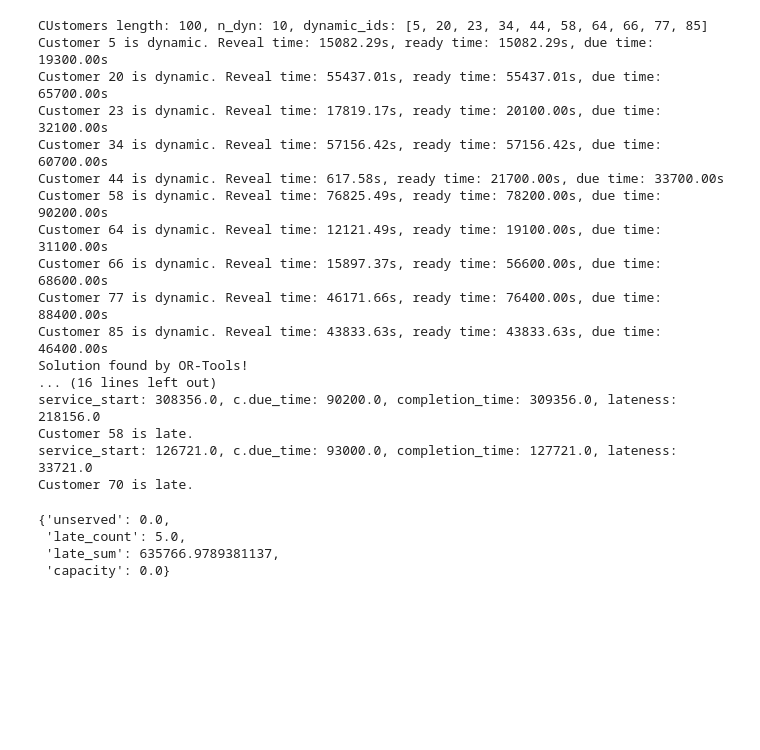
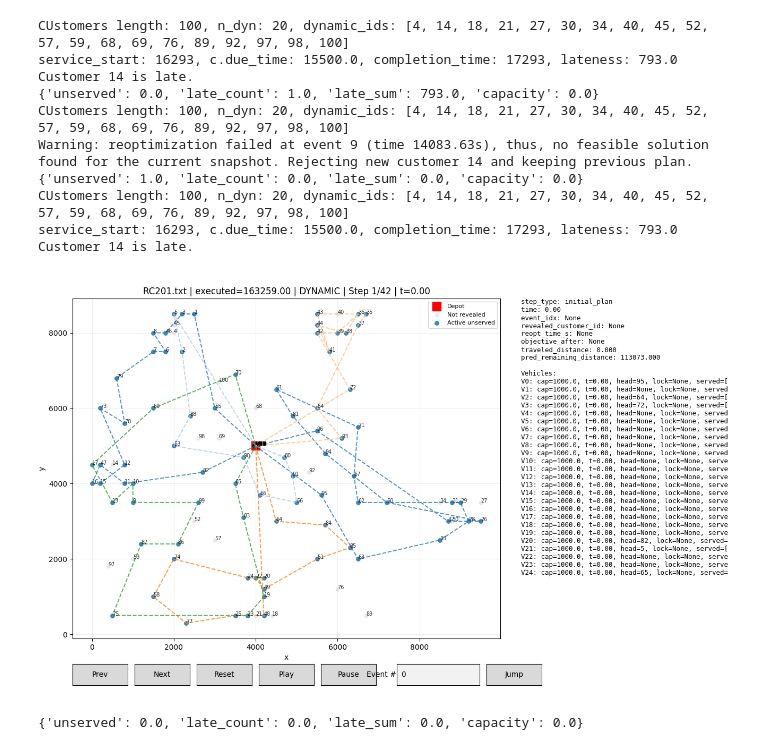
Before and after one commit to giuszeppe/fyp-vrp, a Jupyter notebook: notebooks/dynamic_setting/dynamic_ortools.ipynb, the cells around one changed output. Cells and saved outputs as stored; diff of their text form; code cells hidden in the pictures; blank space fills up the shorter version.

```diff
--- a/notebooks/dynamic_setting/dynamic_ortools.ipynb
+++ b/notebooks/dynamic_setting/dynamic_ortools.ipynb
@@ -6,50 +1,44 @@ ortoolsSolver= ORToolsVRPTWSolver()
 # %%
 %matplotlib widget
 from dvrptw_bench.dynamic.simulator import DynamicSimulator
 from dvrptw_bench.viz.inspector import inspect_dynamic
 from dvrptw_bench.heuristics.ortools_dynamic import ORToolsDVRPTWSolver
 
 from pathlib import Path
 
 from pyarrow import dataset
 
 from dvrptw_bench.data.instance_filters import find_rc_instances
 from dvrptw_bench.data.solomon_parser import parse_solomon
 
-from dvrptw_bench.dynamic.arrivals import build_dynamic_scenario
-
 dataset_path = Path("../../dataset/solomon_rc100")
-instances = [parse_solomon(instance, max_customers=100) for instance in find_rc_instances(dataset_path)]
-dod = .1
+instances = [parse_solomon(instance, max_customers=100, distance_scale=100) for instance in find_rc_instances(dataset_path)]
+dod = 0.2
+cutoff = 0.9
+budget_s = 0.1
 # dynamic_instances = [build_dynamic_scenario(instance, epsilon=dod, seed=42) for instance in instances]
 
 sim = DynamicSimulator(instances[0])
-res = sim.run(lambda instance, time_limit_s, warm_start = None: ORToolsDVRPTWSolver().solve(instance, time_limit_s, warm_start), budget_s=1, epsilon=dod, seed=15, cutoff_ratio=.9)
-# inspect_dynamic(instances[0], sim, lambda instance, time_limit_s, warm_start = None: ORToolsDVRPTWSolver().solve(instance, time_limit_s, warm_start), budget_s=1, epsilon=dod, seed=15, cutoff_ratio=.9)
+res = sim.run(lambda instance, time_limit_s, warm_start = None: ORToolsDVRPTWSolver(True).solve(instance, time_limit_s, warm_start), budget_s=budget_s, epsilon=dod, seed=15, cutoff_ratio=cutoff)
+print(res[0].violations)
+res = sim.run(lambda instance, time_limit_s, warm_start = None: ORToolsDVRPTWSolver(False).solve(instance, time_limit_s, warm_start), budget_s=budget_s, epsilon=dod, seed=15, cutoff_ratio=cutoff)
+print(res[0].violations)
+inspect_dynamic(instances[0], sim, lambda instance, time_limit_s, warm_start = None: ORToolsDVRPTWSolver().solve(instance, time_limit_s, warm_start), budget_s=budget_s, epsilon=dod, seed=15, cutoff_ratio=cutoff)
 # %% [output]
-CUstomers length: 100, n_dyn: 10, dynamic_ids: [5, 20, 23, 34, 44, 58, 64, 66, 77, 85]
-Customer 5 is dynamic. Reveal time: 15082.29s, ready time: 15082.29s, due time: 19300.00s
-Customer 20 is dynamic. Reveal time: 55437.01s, ready time: 55437.01s, due time: 65700.00s
-Customer 23 is dynamic. Reveal time: 17819.17s, ready time: 20100.00s, due time: 32100.00s
-Customer 34 is dynamic. Reveal time: 57156.42s, ready time: 57156.42s, due time: 60700.00s
-Customer 44 is dynamic. Reveal time: 617.58s, ready time: 21700.00s, due time: 33700.00s
-Customer 58 is dynamic. Reveal time: 76825.49s, ready time: 78200.00s, due time: 90200.00s
-Customer 64 is dynamic. Reveal time: 12121.49s, ready time: 19100.00s, due time: 31100.00s
-Customer 66 is dynamic. Reveal time: 15897.37s, ready time: 56600.00s, due time: 68600.00s
-Customer 77 is dynamic. Reveal time: 46171.66s, ready time: 76400.00s, due time: 88400.00s
-Customer 85 is dynamic. Reveal time: 43833.63s, ready time: 43833.63s, due time: 46400.00s
-Solution found by OR-Tools!
-... (16 lines left out)
-service_start: 308356.0, c.due_time: 90200.0, completion_time: 309356.0, lateness: 218156.0
-Customer 58 is late.
-service_start: 126721.0, c.due_time: 93000.0, completion_time: 127721.0, lateness: 33721.0
-Customer 70 is late.
+CUstomers length: 100, n_dyn: 20, dynamic_ids: [4, 14, 18, 21, 27, 30, 34, 40, 45, 52, 57, 59, 68, 69, 76, 89, 92, 97, 98, 100]
+service_start: 16293, c.due_time: 15500.0, completion_time: 17293, lateness: 793.0
+Customer 14 is late.
+{'unserved': 0.0, 'late_count': 1.0, 'late_sum': 793.0, 'capacity': 0.0}
+CUstomers length: 100, n_dyn: 20, dynamic_ids: [4, 14, 18, 21, 27, 30, 34, 40, 45, 52, 57, 59, 68, 69, 76, 89, 92, 97, 98, 100]
+Warning: reoptimization failed at event 9 (time 14083.63s), thus, no feasible solution found for the current snapshot. Rejecting new customer 14 and keeping previous plan.
+{'unserved': 1.0, 'late_count': 0.0, 'late_sum': 0.0, 'capacity': 0.0}
+CUstomers length: 100, n_dyn: 20, dynamic_ids: [4, 14, 18, 21, 27, 30, 34, 40, 45, 52, 57, 59, 68, 69, 76, 89, 92, 97, 98, 100]
+service_start: 16293, c.due_time: 15500.0, completion_time: 17293, lateness: 793.0
+Customer 14 is late.
+[figure, added]
 # %%
 res[0].violations
 # %% [output]
-{'unserved': 0.0,
- 'late_count': 5.0,
- 'late_sum': 635766.9789381137,
- 'capacity': 0.0}
+{'unserved': 0.0, 'late_count': 0.0, 'late_sum': 0.0, 'capacity': 0.0}
 # %%
 %matplotlib widget
```
Also changed, not shown: parts of 4 cells of this notebook, 14 other files.
